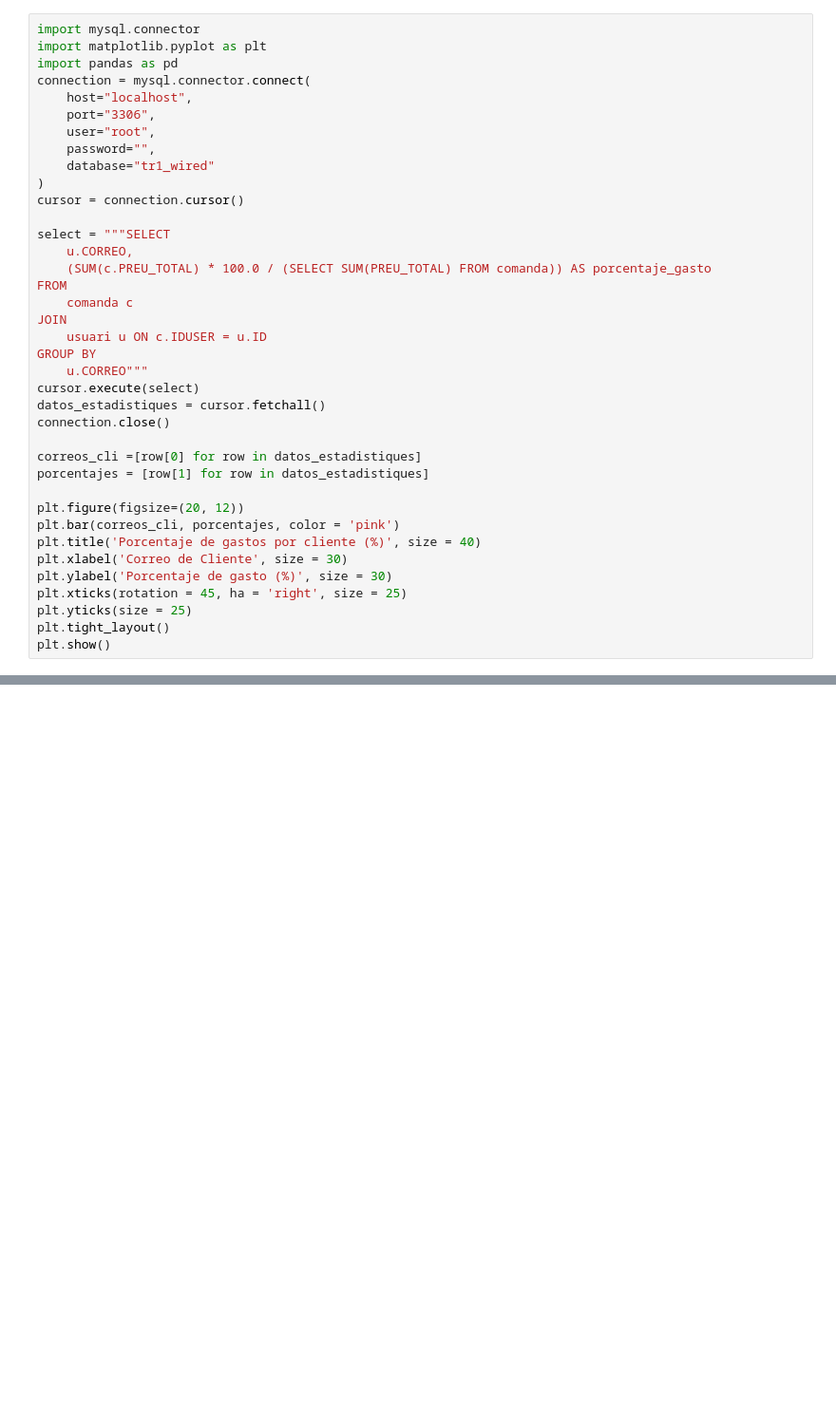
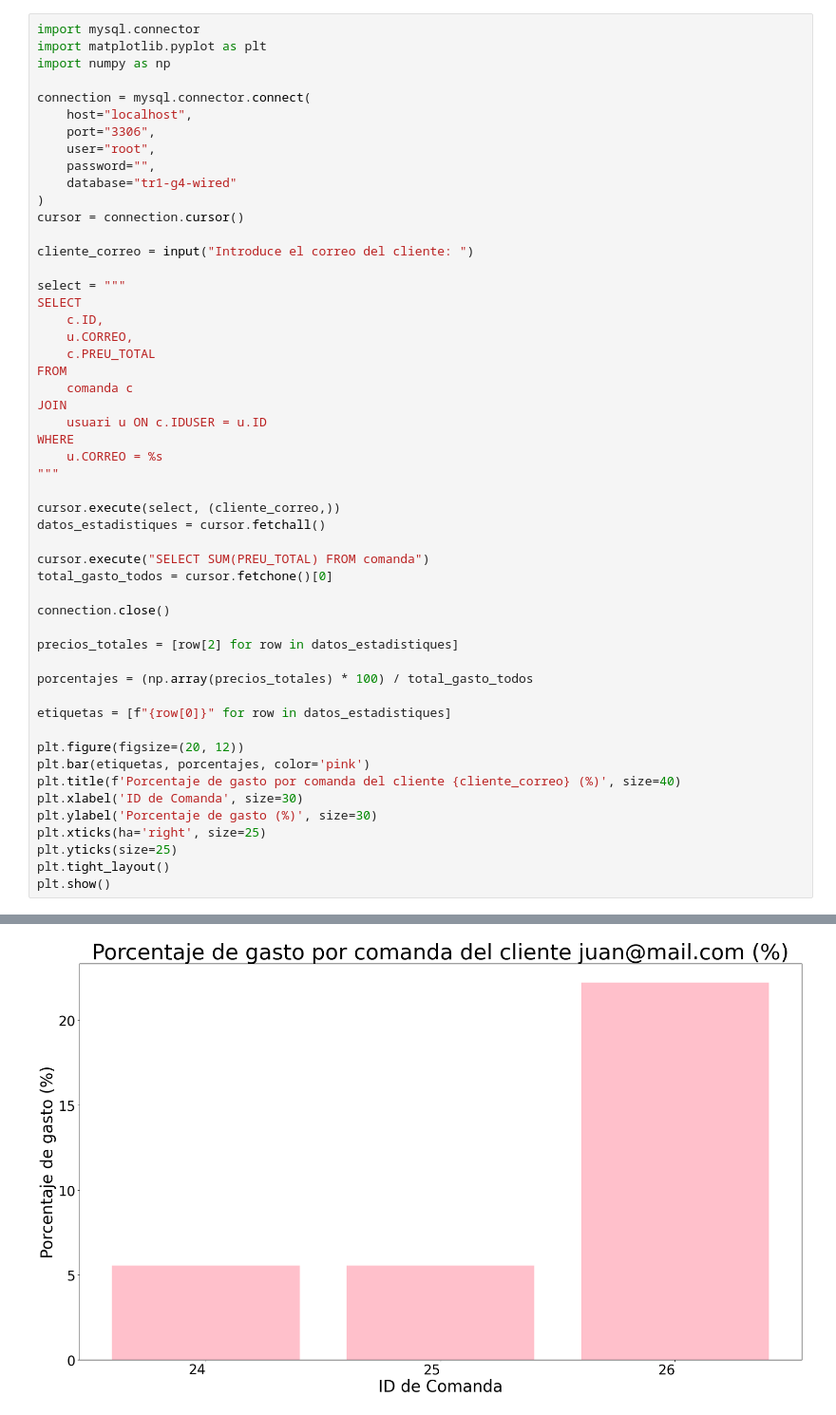
Before and after one commit to inspedralbes/transversal-tr1-2024-2025-front-back-dam_24_25_tr1g4, a Jupyter notebook: back/TakeAway/client.ipynb, the cells around one changed output, grey strips where cells are left out. Shown: that part at 95% size. Saved outputs shown, nothing was run; the diff lists cells and outputs as text; blank space fills up the shorter version.

```diff
--- a/back/TakeAway/client.ipynb
+++ b/back/TakeAway/client.ipynb
@@ -1,39 +1,53 @@
 # %%
 import mysql.connector
 import matplotlib.pyplot as plt
-import pandas as pd
+import numpy as np
+
 connection = mysql.connector.connect(
     host="localhost",
     port="3306",
     user="root",
     password="",
-    database="tr1_wired"
+    database="tr1-g4-wired"
 )
 cursor = connection.cursor()
 
-select = """SELECT
+cliente_correo = input("Introduce el correo del cliente: ")
+
+select = """
+SELECT
+    c.ID,
     u.CORREO,
-    (SUM(c.PREU_TOTAL) * 100.0 / (SELECT SUM(PREU_TOTAL) FROM comanda)) AS porcentaje_gasto
+    c.PREU_TOTAL
 FROM
     comanda c
 JOIN
     usuari u ON c.IDUSER = u.ID
-GROUP BY
-    u.CORREO"""
-cursor.execute(select)
+WHERE
+    u.CORREO = %s
+"""
+
+cursor.execute(select, (cliente_correo,))
 datos_estadistiques = cursor.fetchall()
+
+cursor.execute("SELECT SUM(PREU_TOTAL) FROM comanda")
+total_gasto_todos = cursor.fetchone()[0]
+
 connection.close()
 
-correos_cli =[row[0] for row in datos_estadistiques]
-porcentajes = [row[1] for row in datos_estadistiques]
+precios_totales = [row[2] for row in datos_estadistiques]
+
+porcentajes = (np.array(precios_totales) * 100) / total_gasto_todos
+
+etiquetas = [f"{row[0]}" for row in datos_estadistiques]
 
 plt.figure(figsize=(20, 12))
-plt.bar(correos_cli, porcentajes, color = 'pink')
-plt.title('Porcentaje de gastos por cliente (%)', size = 40)
-plt.xlabel('Correo de Cliente', size = 30)
-plt.ylabel('Porcentaje de gasto (%)', size = 30)
-plt.xticks(rotation = 45, ha = 'right', size = 25)
-plt.yticks(size = 25)
+plt.bar(etiquetas, porcentajes, color='pink')
+plt.title(f'Porcentaje de gasto por comanda del cliente {cliente_correo} (%)', size=40)
+plt.xlabel('ID de Comanda', size=30)
+plt.ylabel('Porcentaje de gasto (%)', size=30)
+plt.xticks(ha='right', size=25)
+plt.yticks(size=25)
 plt.tight_layout()
 plt.show()
 # %% [output]
@@ -40,0 +55 @@ ModuleNotFoundError: No module named 'mysql'
+[figure, added]
```
Also changed, not shown: parts of 1 cell of this notebook, 3 other files.
